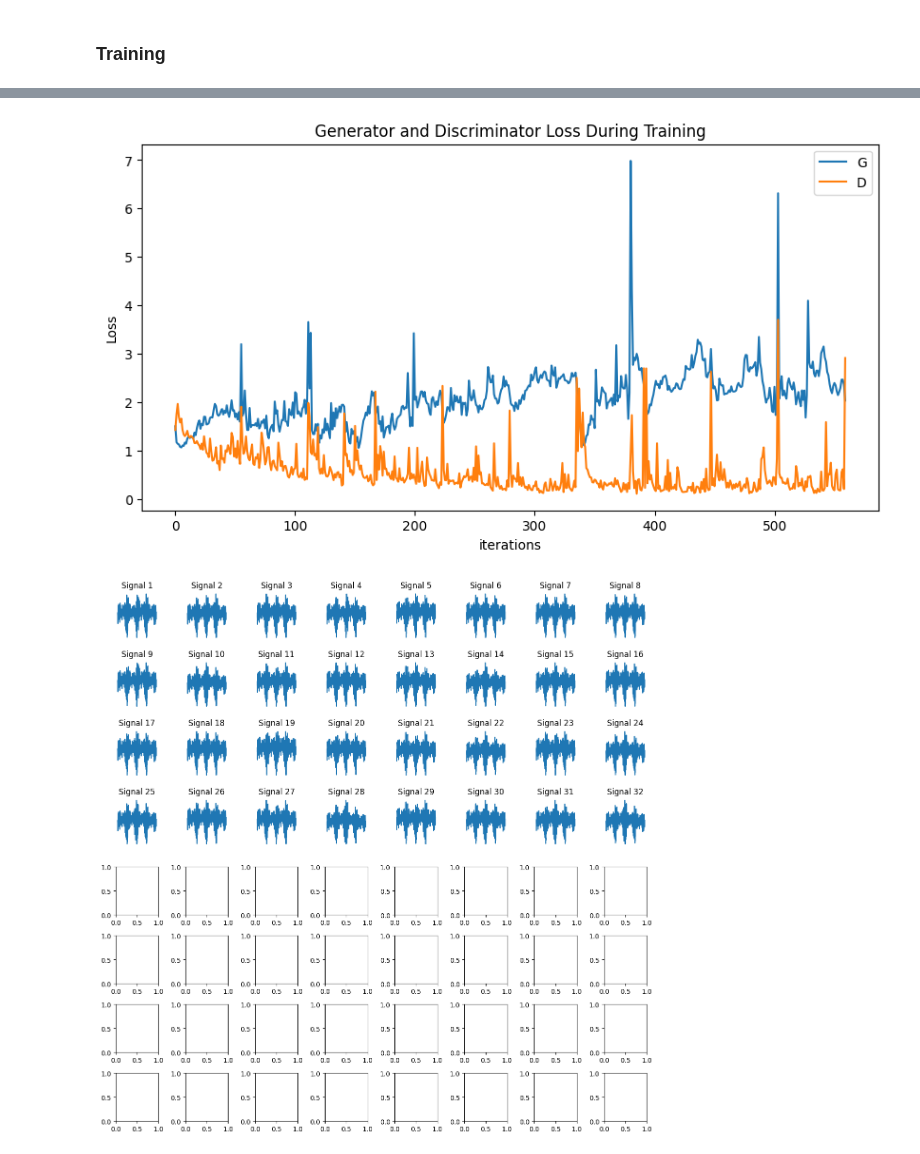
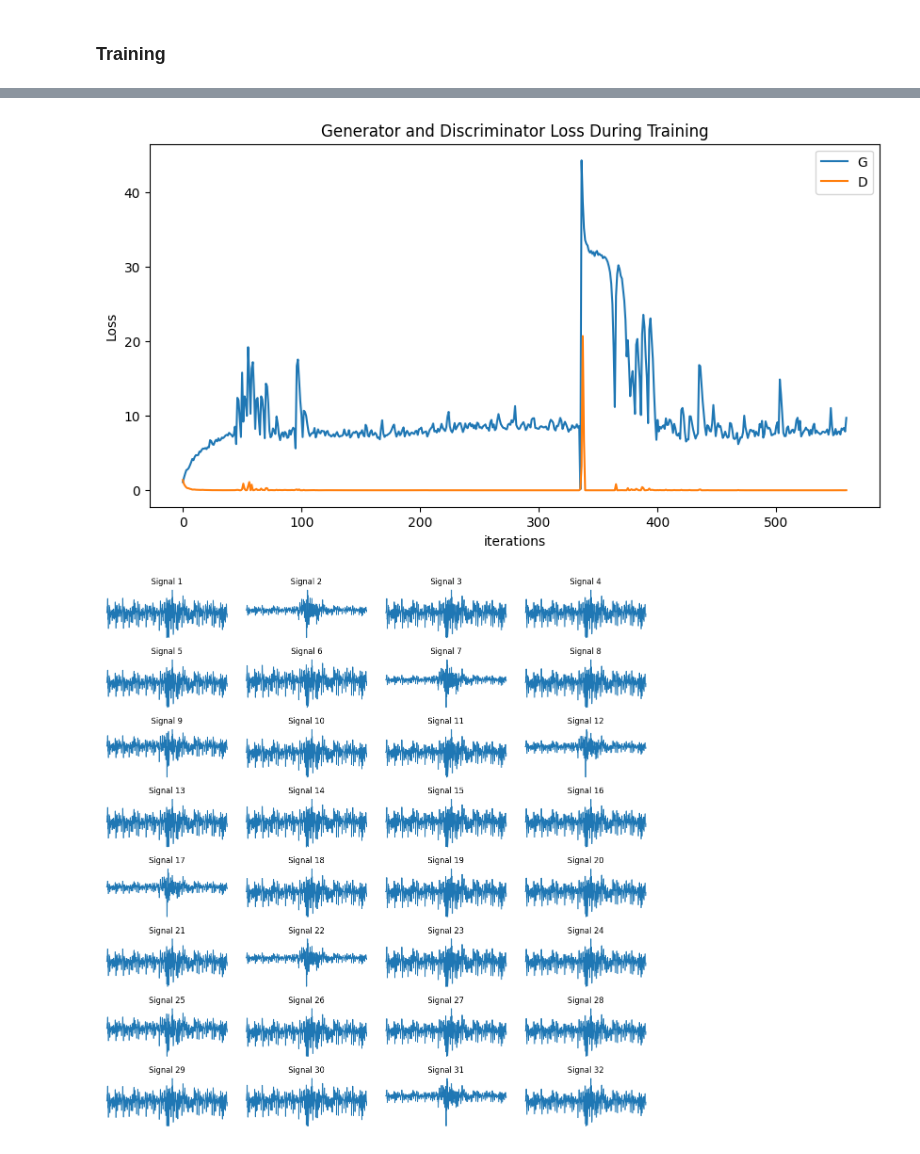
Before and after one commit to the-tarin/gw-generative-models, a Jupyter notebook: generated-data/gw-gans.ipynb, the cells around one changed output, grey strips where cells are left out. Drawn from its saved outputs; the diff is of its cells as text; code cells hidden in the pictures.

```diff
--- a/generated-data/gw-gans.ipynb
+++ b/generated-data/gw-gans.ipynb
@@ -37,10 +37,10 @@ nc = 1
 nz = 100
 
 # Size of feature maps in generator
-ngf = 64
+ngf = 16
 
 # Size of feature maps in discriminator
-ndf = 64
+ndf = 16
 
 # number of signals per iteration
 batch_size = 32
@@ -230,7 +230,7 @@ class Discriminator(nn.Module):
             # xl kernel, stride and padding on this one (last layer group)
             nn.Conv1d(ndf * 32, ndf * 64, kernel_size=8,
                       stride=4, padding=2, bias=False),
-            nn.BatchNorm1d(ndf * 64),
+            # nn.BatchNorm1d(ndf * 64),
             nn.LeakyReLU(0.2, inplace=True),
         )
 
@@ -415,24 +415,24 @@ plt.ylabel("Loss")
 plt.legend()
 plt.show()
 # %% [output]
-[figure, old version]
+[figure, new version]
 # %%
 batch = signal_list[9]
 
 # plotting a single batch
 def plot_waveforms(batch):
-    fig, axs = plt.subplots(8, 8, figsize=(12, 12))
+    fig, axs = plt.subplots(8, int(batch_size/8), figsize=(12, 12))
     axs = axs.ravel()
 
     for i in range(len(batch)):
         signal = batch[i].squeeze()
         axs[i].plot(signal)
         axs[i].set_title(f'Signal {i+1}')
         axs[i].axis('off')
 
     plt.tight_layout()
     plt.show()
 
 plot_waveforms(batch)
 # %% [output]
-[figure, old version]
+[figure, new version]
```
Also changed, not shown: parts of 5 cells of this notebook.
